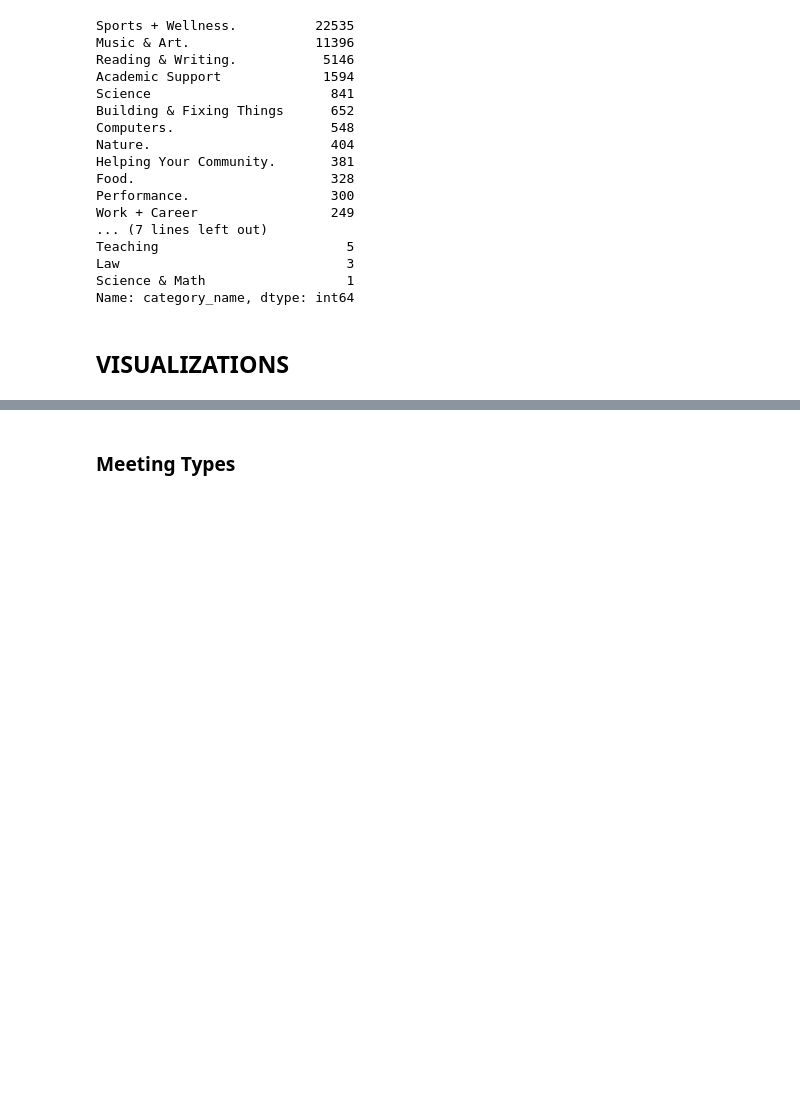
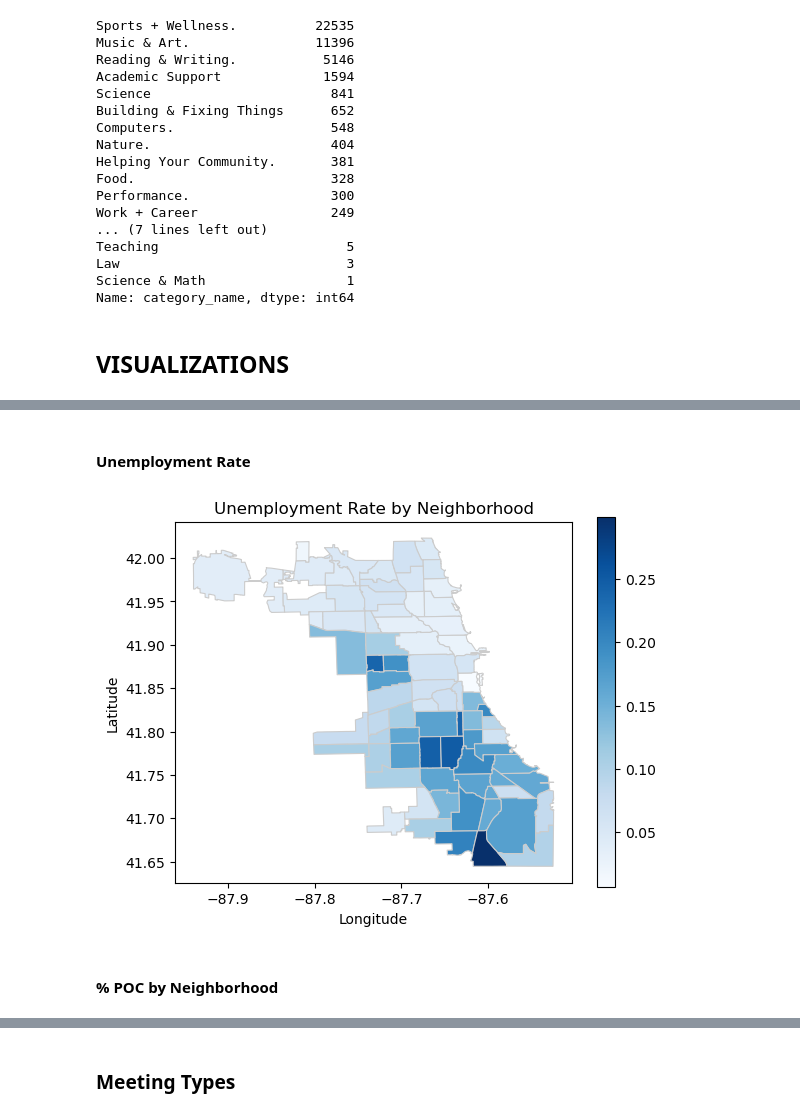
Before and after one commit to snookgum/stat390, a Jupyter notebook: MCMF/MCMF In Class Work.ipynb, the cells around one changed output, grey strips where cells are left out. Drawn from its saved outputs; the diff is of its cells as text; code cells hidden in the pictures; blank space fills up the shorter version.

```diff
--- a/MCMF/MCMF In Class Work.ipynb
+++ b/MCMF/MCMF In Class Work.ipynb
@@ -309,0 +292,18 @@ demographics.drop(['A35_49','A50_64','A65_74','A75_84','OV85',
+# %%
+dem = demographics.drop([ '2000_POP', '2010_POP','A35_49','A50_64','A65_74','A75_84','OV85',
+                  'RET_SALES','GEN_MERCH','RES_EAV','CMRCL_EAV','IND_EAV','RAIL_EAV','FARM_EAV','MIN_EAV','TOT_EAV',
+                  '2000_UND19','2000_A20_34','2000_A35_49','2000_A50_64','2000_OV65','2000_MED_AGE','2000_TOT_HH','2000_OWN_OCC_HU','2000_RENT_OCC_HU','2000_VAC_HU','2000_HU_TOT','2000_LT_HS','2000_HS','2000_SOME_COLL','2000_ASSOC','2000_BACH','2000_GRAD_PROF','2000_POP_25OV','HT_Cost_Typical','HT_Cost_Mod','H_Cost_Typical','H_Cost_Mod','T_Cost_Typical','T_Cost_Mod'], axis =1)
+# %%
+from fuzzywuzzy import fuzz, process
+
+def match_column(row, column, options):
+    best_match = process.extractOne(row[column], options)
+    return best_match[0]
+
+# Apply fuzzy matching to match 'name' column in df1 with 'fullname' column in df2
+chicagogeo['GEOG'] = chicagogeo.apply(match_column, args=('COMMUNITY', dem['GEOG']), axis=1)
+
+# Merge the dataframes based on the matched columns
+joined = pd.merge(chicagogeo, dem, on='GEOG')
+# %%
+joined = chicagogeo.merge(dem, left_on='COMMUNITY', right_on='GEOG', how='right')
@@ -309,0 +326,18 @@ demographics.drop(['A35_49','A50_64','A65_74','A75_84','OV85',
+# %% [markdown]
+#### Unemployment Rate
+# %%
+joined['unemployment_rate'] = joined['UNEMP'] / joined['IN_LBFRC']
+# %%
+ax = joined.plot(column='unemployment_rate', cmap='Blues', linewidth=0.8, edgecolor='0.8', legend=True)
+
+# Set plot title and axis labels
+ax.set_title('Unemployment Rate by Neighborhood')
+ax.set_xlabel('Longitude')
+ax.set_ylabel('Latitude')
+
+legend = ax.get_legend()
+plt.show()
+# %% [output]
+[figure, added]
+# %% [markdown]
+#### % POC by Neighborhood
```
Also changed, not shown: parts of 26 cells of this notebook, 3 other files.
